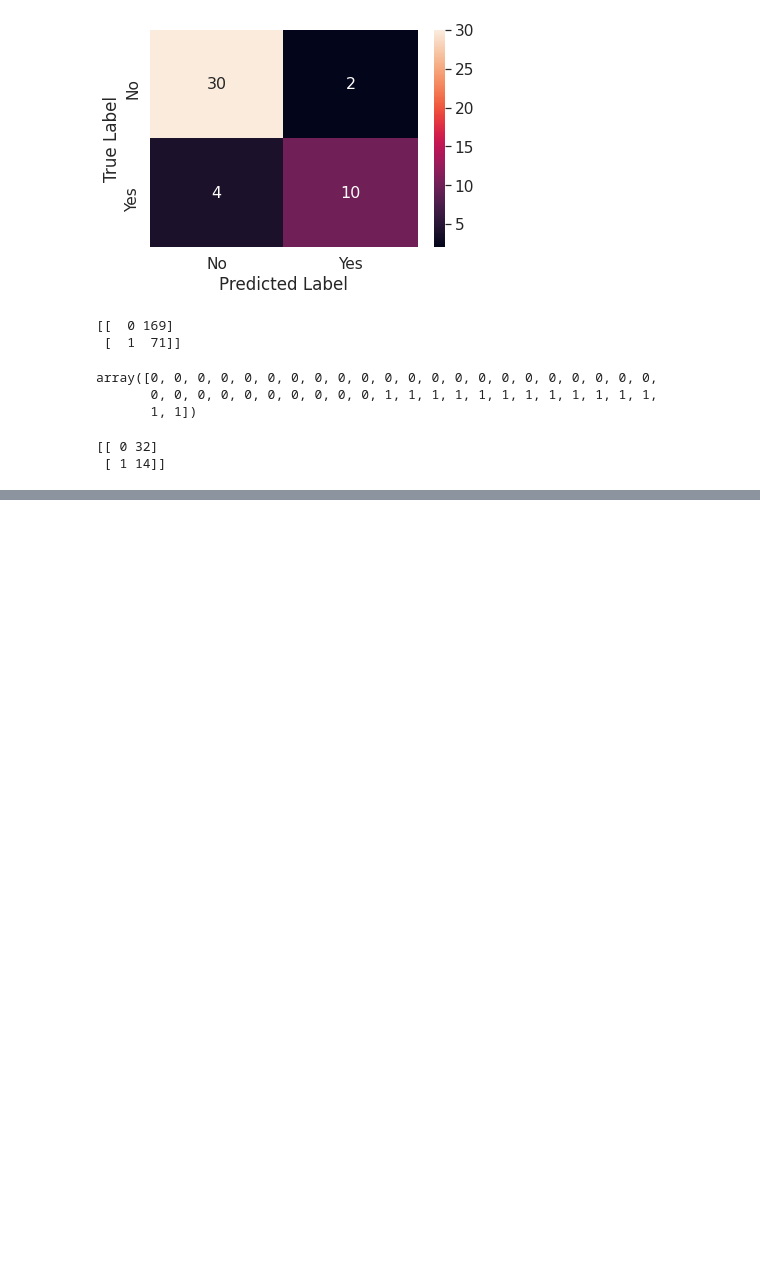
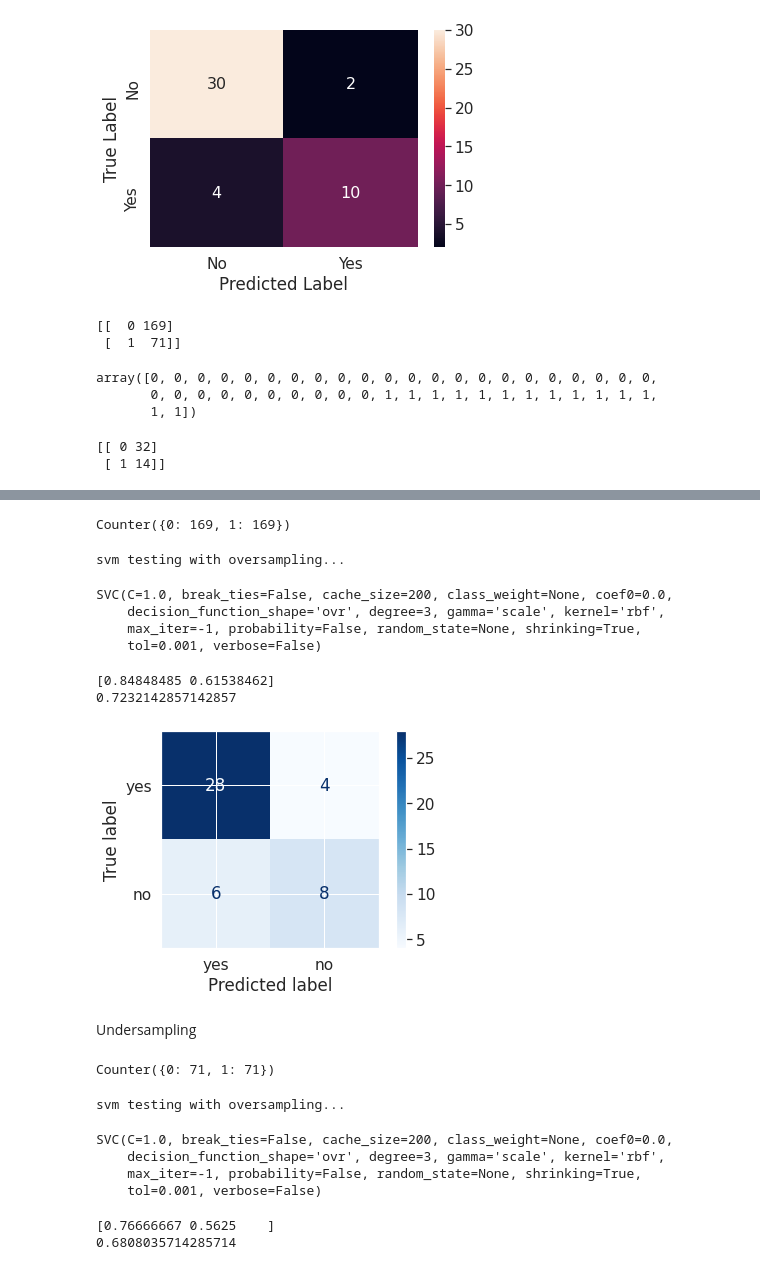
Before and after one commit to BlackCurrantDS/Mining-Rare-Association-Rules, a Jupyter notebook: Cancer_RPP_Evaluation_baselineClustering.ipynb, the cells around one changed output, grey strips where cells are left out. Cells and saved outputs as stored; diff of their text form; code cells hidden in the pictures; blank space fills up the shorter version.

```diff
--- a/Cancer_RPP_Evaluation_baselineClustering.ipynb
+++ b/Cancer_RPP_Evaluation_baselineClustering.ipynb
@@ -754,0 +760,39 @@ print(np.asarray((unique, counts)).T)
+# %%
+oversample = RandomOverSampler(sampling_strategy='minority')
+# %%
+X_over, y_over = oversample.fit_resample(X_train.relation_matrix, Y_train.values.flatten())
+# %%
+print(Counter(y_over))
+# %% [output]
+Counter({0: 169, 1: 169})
+# %%
+print('svm testing with oversampling...')
+svc_model = SVC()
+svc_model.fit(X_over, y_over)
+# %% [output]
+svm testing with oversampling...
+SVC(C=1.0, break_ties=False, cache_size=200, class_weight=None, coef0=0.0,
+    decision_function_shape='ovr', degree=3, gamma='scale', kernel='rbf',
+    max_iter=-1, probability=False, random_state=None, shrinking=True,
+    tol=0.001, verbose=False)
+# %%
+svc_y_pred = svc_model.predict(Xtest)
+print(f1_score(Ytest, svc_y_pred, average=None))
+if (class_count <= 2):
+  fpr, tpr, _ = roc_curve(Ytest, svc_y_pred.flatten())
+  print(auc(fpr, tpr))
+# %% [output]
+[0.84848485 0.61538462]
+0.7232142857142857
+# %%
+class_names = ['yes', 'no']
+# Plot non-normalized confusion matrix
+plot_confusion_matrix(svc_model, Xtest, Ytest,
+                                 display_labels=class_names,
+                                 cmap=plt.cm.Blues,
+                                 )
+plt.show()
+# %% [output]
+[figure, added]
+# %% [markdown]
+Undersampling
@@ -754,0 +805,23 @@ print(np.asarray((unique, counts)).T)
+# %%
+print(Counter(y_over))
+# %% [output]
+Counter({0: 71, 1: 71})
+# %%
+print('svm testing with oversampling...')
+svc_model = SVC()
+svc_model.fit(X_over, y_over)
+# %% [output]
+svm testing with oversampling...
+SVC(C=1.0, break_ties=False, cache_size=200, class_weight=None, coef0=0.0,
+    decision_function_shape='ovr', degree=3, gamma='scale', kernel='rbf',
+    max_iter=-1, probability=False, random_state=None, shrinking=True,
+    tol=0.001, verbose=False)
+# %%
+svc_y_pred = svc_model.predict(Xtest)
+print(f1_score(Ytest, svc_y_pred, average=None))
+if (class_count <= 2):
+  fpr, tpr, _ = roc_curve(Ytest, svc_y_pred.flatten())
+  print(auc(fpr, tpr))
+# %% [output]
+[0.76666667 0.5625    ]
+0.6808035714285714
```
Also changed, not shown: parts of 14 cells of this notebook.
